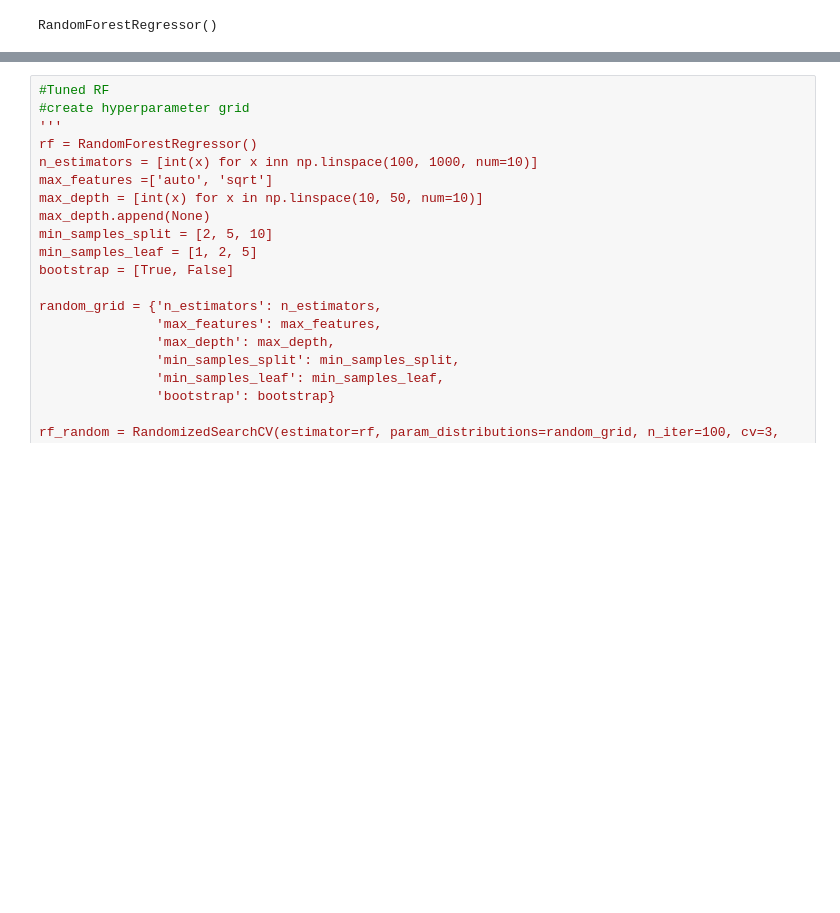
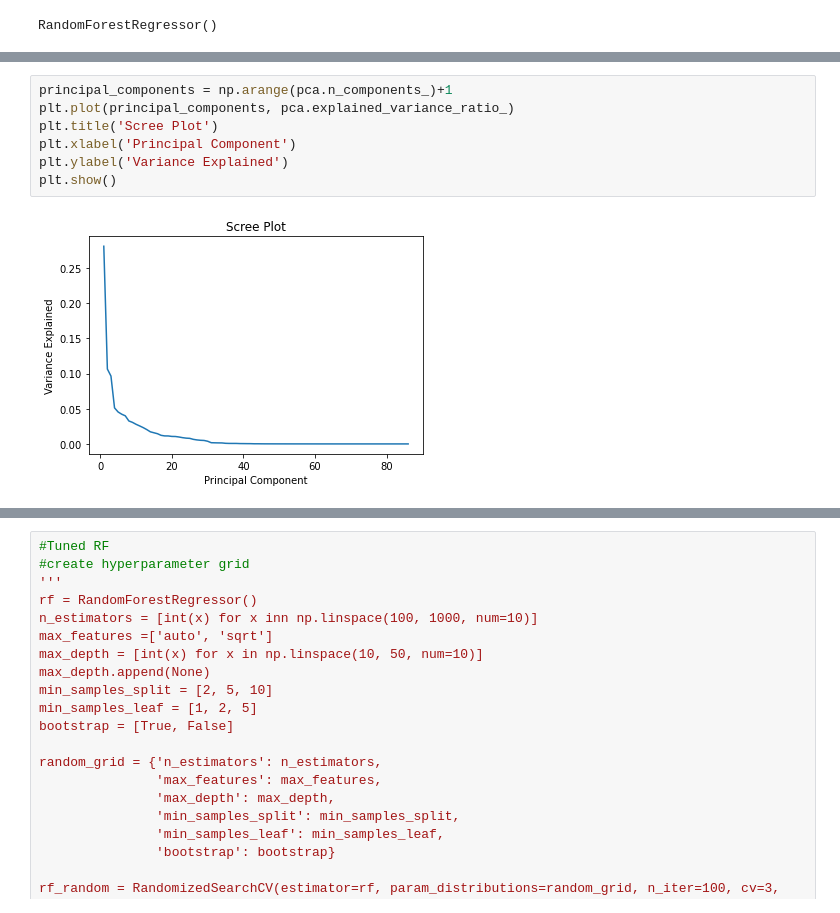
Before and after one commit to jnshzk/nba_beating_the_spread, a Jupyter notebook: models.ipynb, the cells around one changed output, grey strips where cells are left out. Drawn from its saved outputs; the diff is of its cells as text; blank space fills up the shorter version.

```diff
--- a/models.ipynb
+++ b/models.ipynb
@@ -196,0 +241,9 @@ Winning percentage on book 4:  0.5058922558922558
+# %%
+principal_components = np.arange(pca.n_components_)+1
+plt.plot(principal_components, pca.explained_variance_ratio_)
+plt.title('Scree Plot')
+plt.xlabel('Principal Component')
+plt.ylabel('Variance Explained')
+plt.show()
+# %% [output]
+[figure, added]
```
Also changed, not shown: parts of 16 cells of this notebook.
